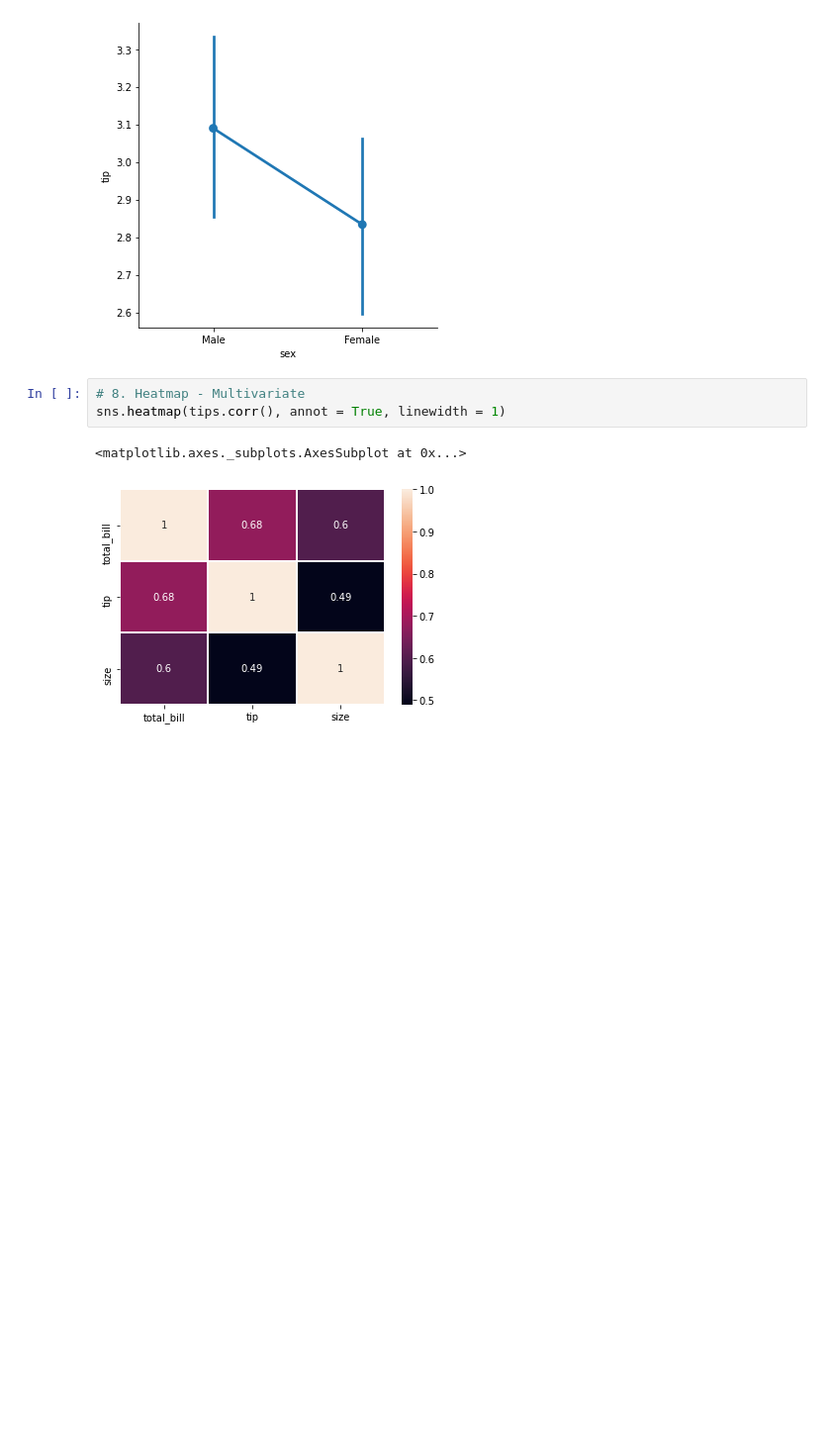
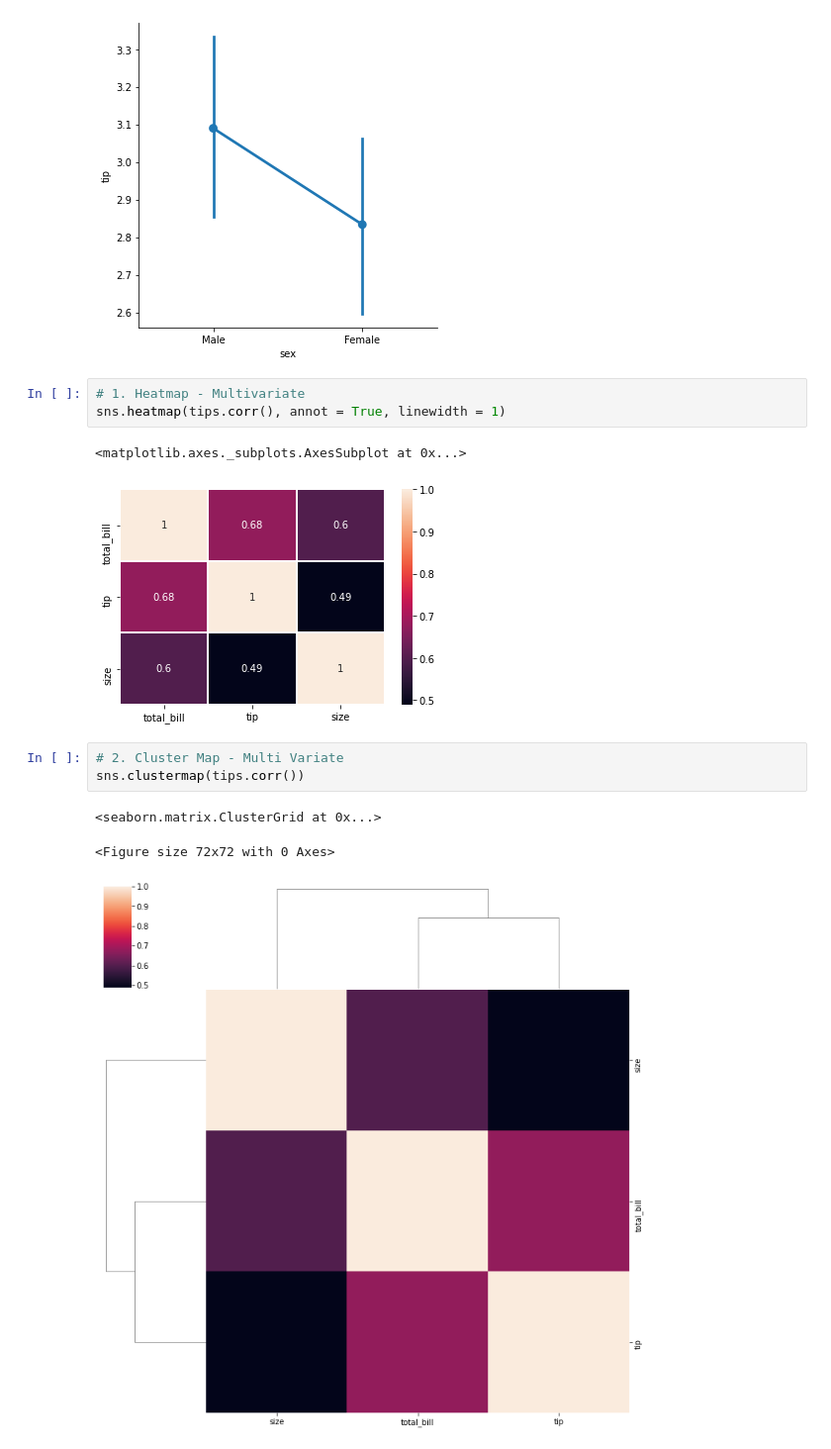
Before and after one commit to loganrane/MachineLearning101, a Jupyter notebook: Projects/Plotting - Basics.ipynb, the cells around one changed output. Shown at 99% size. Drawn from its saved outputs; the diff is of its cells as text; blank space fills up the shorter version.

Commit message:
seaborn: done

```diff
--- a/Projects/Plotting - Basics.ipynb
+++ b/Projects/Plotting - Basics.ipynb
@@ -222,8 +222,15 @@ sns.factorplot(x = 'sex', y = 'tip', data = tips)
 <seaborn.axisgrid.FacetGrid at 0x...>
 [figure]
 # %%
-# 8. Heatmap - Multivariate
+# 1. Heatmap - Multivariate
 sns.heatmap(tips.corr(), annot = True, linewidth = 1)
 # %% [output]
 <matplotlib.axes._subplots.AxesSubplot at 0x...>
 [figure]
+# %%
+# 2. Cluster Map - Multi Variate
+sns.clustermap(tips.corr())
+# %% [output]
+<seaborn.matrix.ClusterGrid at 0x...>
+<Figure size 72x72 with 0 Axes>
+[figure, added]
```
